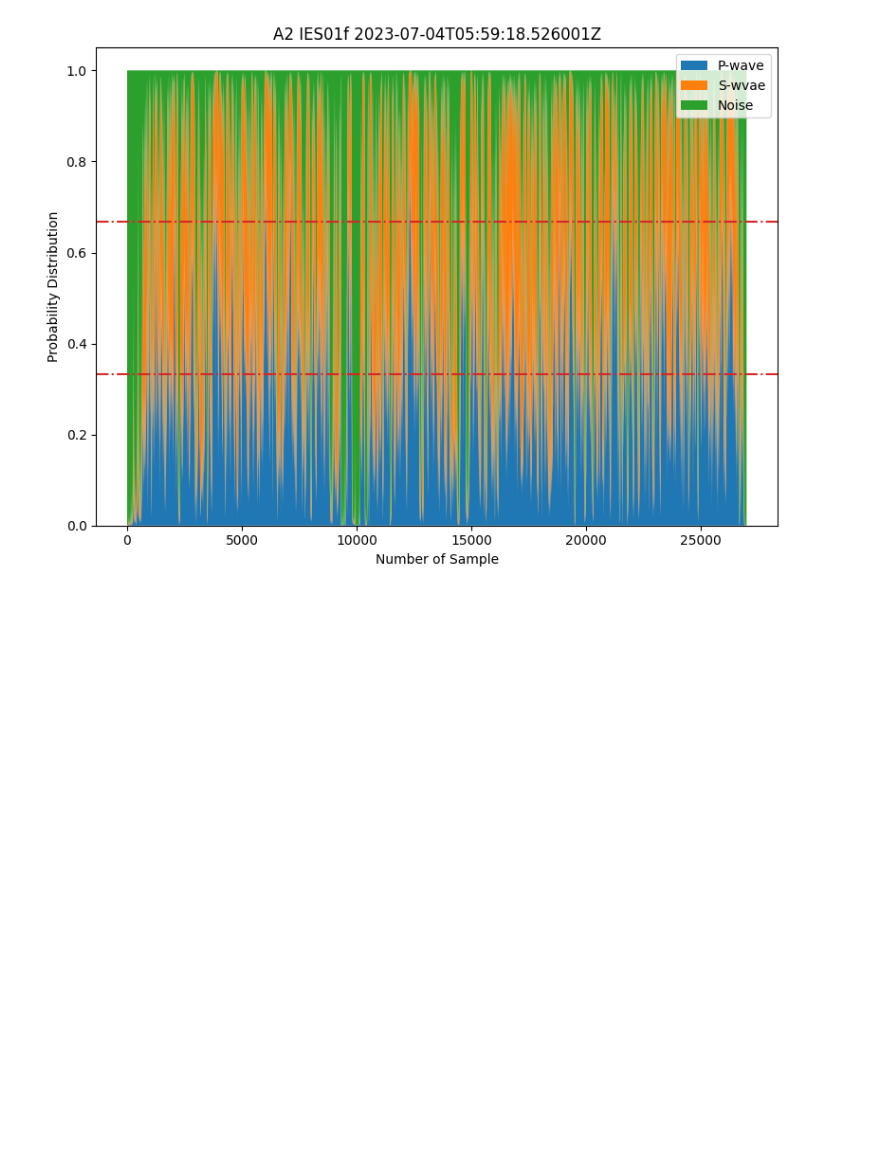
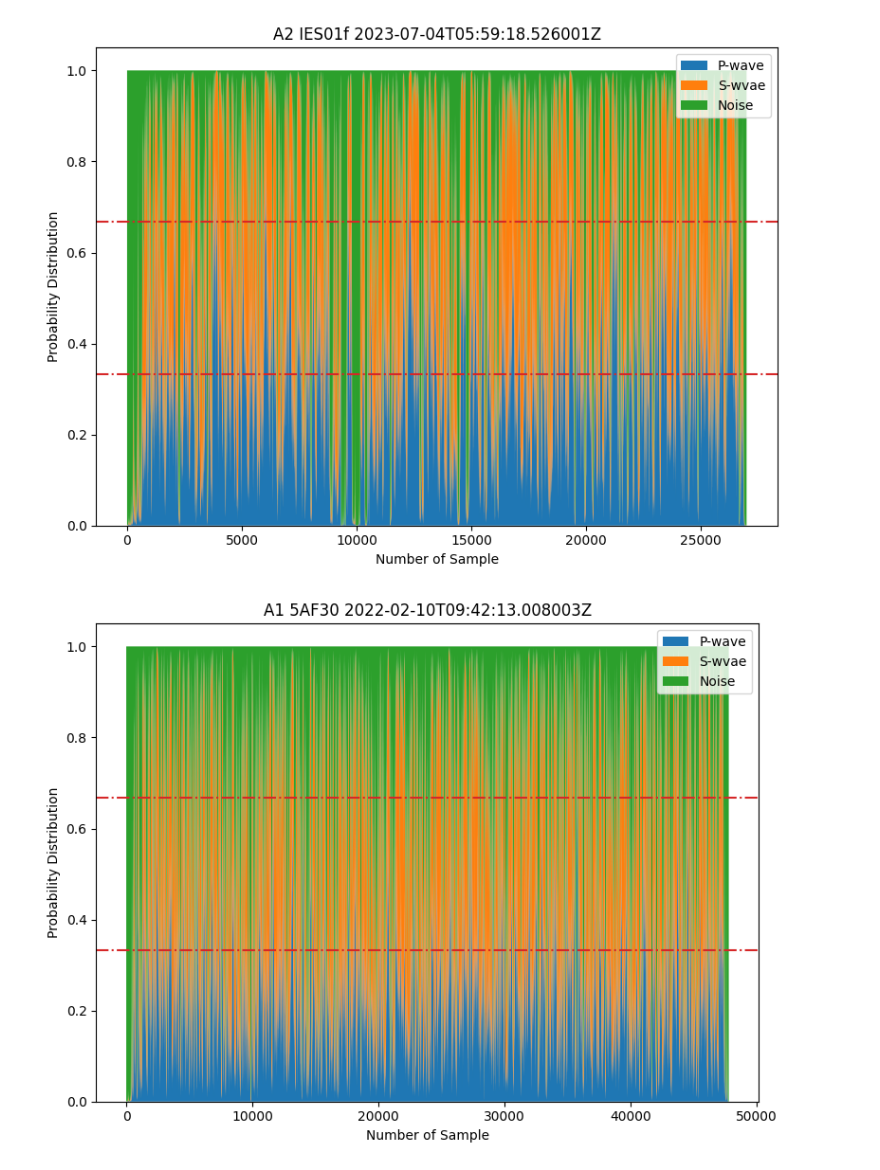
Before and after one commit to Gauss963/SeismicTorch, a Jupyter notebook: QSIS_dataprep_single.ipynb, the cells around one changed output. Drawn from its saved outputs; the diff is of its cells as text; code cells hidden in the pictures; blank space fills up the shorter version.

```diff
--- a/QSIS_dataprep_single.ipynb
+++ b/QSIS_dataprep_single.ipynb
@@ -142,6 +142,9 @@ def stream_prep(input_Stream, label):
     if label == 'others':
         plt.savefig('./Result_Finetuing/Single_others_test.pdf')
         input_Stream.plot(color = 'C0', outfile = './Result_Finetuing/Single_others_threechannel.pdf')
+    else:
+        plt.savefig('./Result_Finetuing/Single_' + label + '_test.pdf')
+        input_Stream.plot(color = 'C0', outfile = './Result_Finetuing/Single_' + label + '_threechannel.pdf')
 
 
     # 顯示圖表
@@ -173,3 +178,13 @@ evaluate_noise = read(file7) + read(file8) + read(file9)
 stream_prep(evaluate_noise, label = 'others')
 # %% [output]
 [figure]
+# %%
+# 2022-02-10 09:44:13(UTC), 24.69°N, 120.99°E, depth: 10km, ML:2.6
+
+file10 = datadir + '/T2_RCEC.09f.5AF30.TW.A1.HLX.2022.02.10.09.44.13.sac'
+file11 = datadir + '/T2_RCEC.09f.5AF30.TW.A1.HLY.2022.02.10.09.44.13.sac'
+file12 = datadir + '/T2_RCEC.09f.5AF30.TW.A1.HLZ.2022.02.10.09.44.13.sac'
+evaluate_noise = read(file10) + read(file11) + read(file12)
+stream_prep(evaluate_noise, label = 'unlikely')
+# %% [output]
+[figure, added]
```
Also changed, not shown: parts of 2 cells of this notebook, 21 other files.
